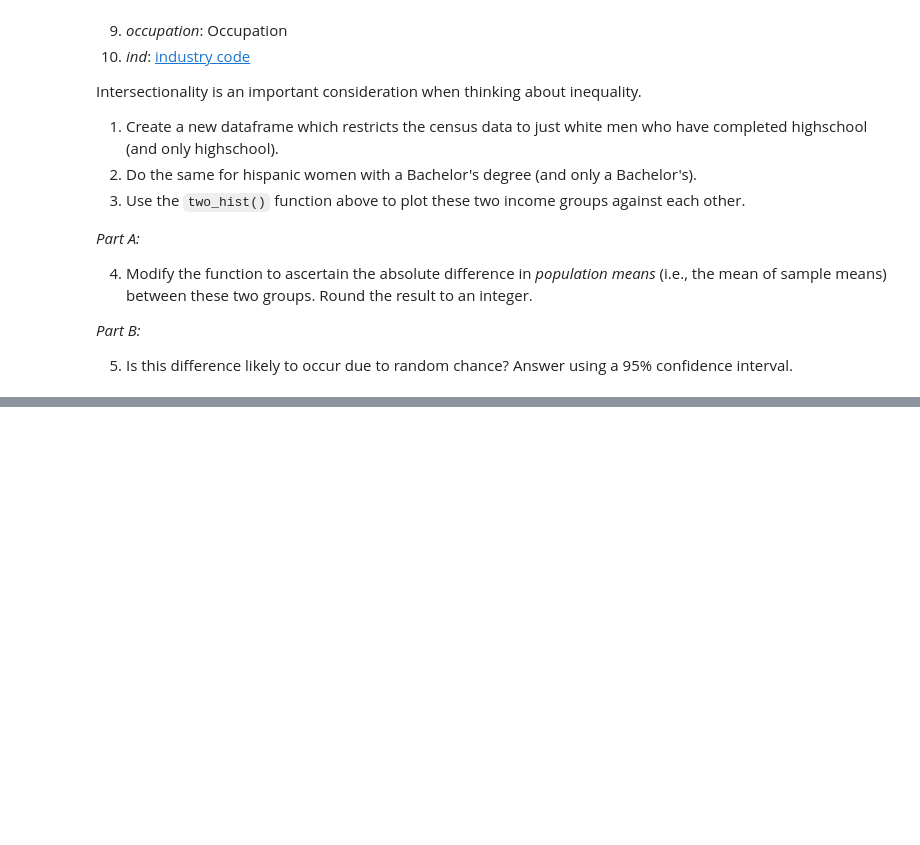
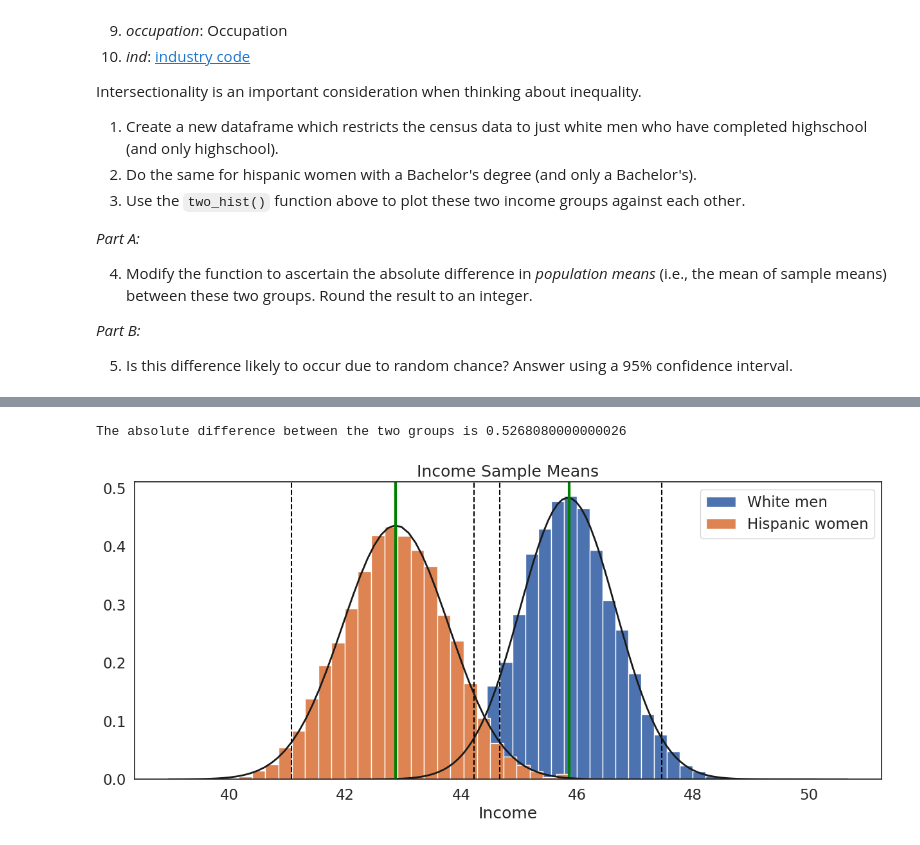
Before and after one commit to joe-lrrde/QM2, a Jupyter notebook: notebooks/W05.Distributions and Basic Statistics.ipynb, the cells around one changed output, grey strips where cells are left out. Drawn from its saved outputs; the diff is of its cells as text; code cells hidden in the pictures; blank space fills up the shorter version.

```diff
--- a/notebooks/W05.Distributions and Basic Statistics.ipynb
+++ b/notebooks/W05.Distributions and Basic Statistics.ipynb
@@ -586,0 +584,3 @@ two_hist([df2,df3],['White men','Hispanic women'],'Income', "Income Sample Means
+# %%
+absolute_difference = abs(df2 - df3)
+print(absolute_difference)
@@ -619,4 +632,12 @@ def two_hist(groups,group_labs,xlab, title): # define a function called two_hist
 			plt.axvline(upper_ci, color='black', linestyle='dashed', linewidth=1.5) # add a vertical line at the mean plus 2 standard deviations
 			plt.legend() # add a legend
 
+		absolute_difference = abs(sample_means[0] - sample_means[1])
+		print("The absolute difference between the two groups is", absolute_difference )
+
 		plt.show()  # show the plot
+# %%
+two_hist([df2,df3],['White men','Hispanic women'],'Income', "Income Sample Means")
+# %% [output]
+The absolute difference between the two groups is 0.5268080000000026
+[figure, added]
```
Also changed, not shown: parts of 8 cells of this notebook.
